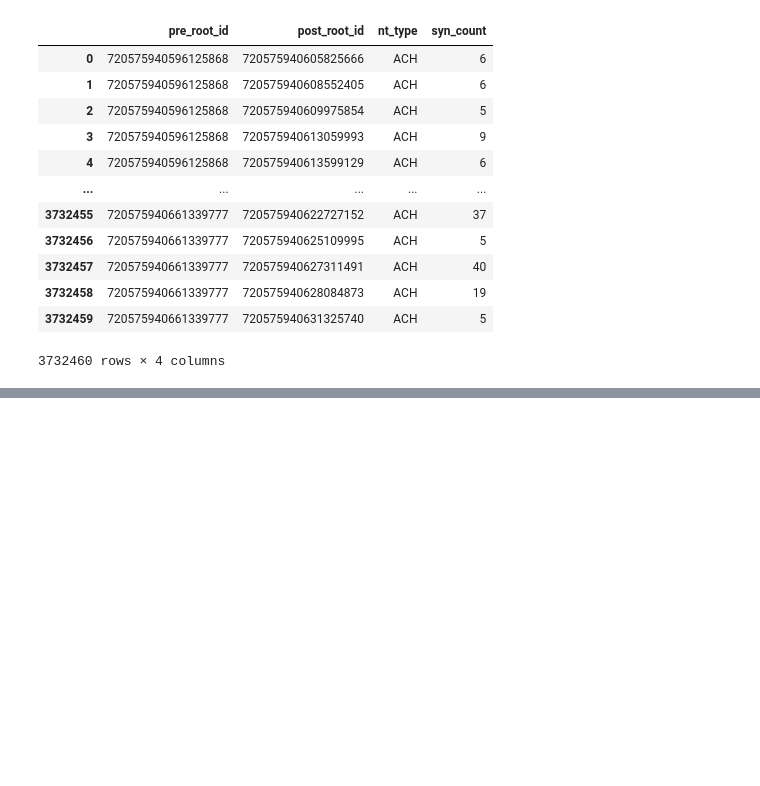
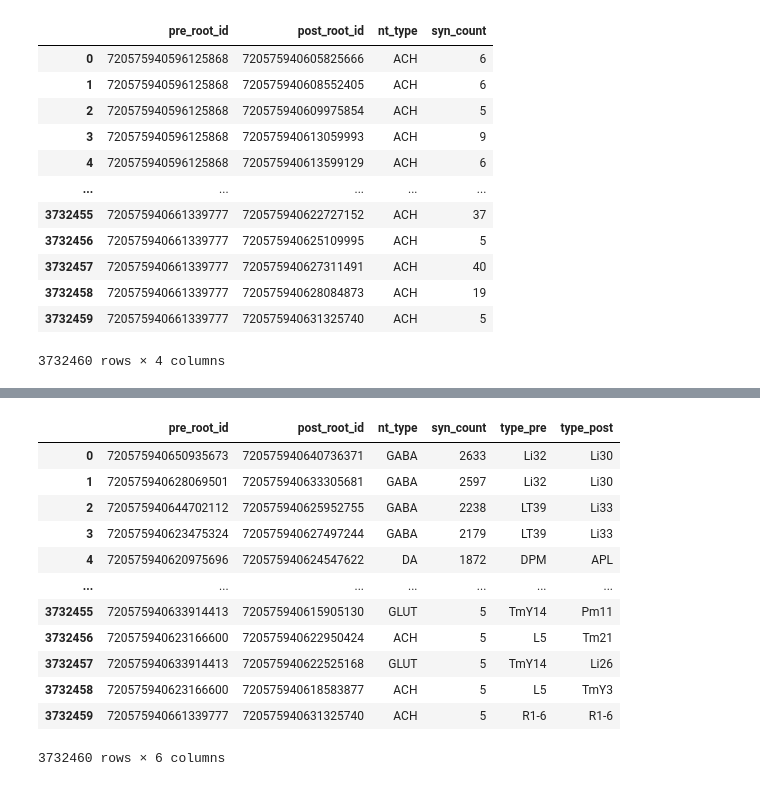
Before and after one commit to gabrielle9/aud_network_analysis-fall25, a Jupyter notebook: networkanalysis.ipynb, the cells around one changed output, grey strips where cells are left out. Saved outputs shown, nothing was run; the diff lists cells and outputs as text; code cells hidden in the pictures; blank space fills up the shorter version.

```diff
--- a/networkanalysis.ipynb
+++ b/networkanalysis.ipynb
@@ -72,0 +49,4 @@ auditory
+# %%
+#keep only strongest connection for duplicate connection with different nt types
+grouped_bynt = grouped_bynt.sort_values(by = 'syn_count', ascending=False).drop_duplicates(subset=['pre_root_id', 'post_root_id'], keep='first')
+grouped_bynt
@@ -73 +86,33 @@ auditory
+# %%
+#merge connections with cell type
+
+firstmerge = grouped_bynt.merge(
+    celltypes,
+    how ='left',
+    left_on = "pre_root_id",
+    right_on = 'root_id'
+).drop(columns=['root_id', 'additional_type(s)']).rename(columns={'primary_type':'type_pre'})
+
+conns = firstmerge.merge(
+    celltypes,
+    how='left',
+    left_on = 'post_root_id',
+    right_on = 'root_id'
+).drop(columns=['root_id', 'additional_type(s)']).rename(columns={'primary_type':'type_post'})
+
+conns
+# %% [output]
+|  | pre_root_id | post_root_id | nt_type | syn_count | type_pre | type_post |
+| 0 | 720575940650935673 | 720575940640736371 | GABA | 2633 | Li32 | Li30 |
+| 1 | 720575940628069501 | 720575940633305681 | GABA | 2597 | Li32 | Li30 |
+| 2 | 720575940644702112 | 720575940625952755 | GABA | 2238 | LT39 | Li33 |
+| 3 | 720575940623475324 | 720575940627497244 | GABA | 2179 | LT39 | Li33 |
+| 4 | 720575940620975696 | 720575940624547622 | DA | 1872 | DPM | APL |
+| ... | ... | ... | ... | ... | ... | ... |
+| 3732455 | 720575940633914413 | 720575940615905130 | GLUT | 5 | TmY14 | Pm11 |
+| 3732456 | 720575940623166600 | 720575940622950424 | ACH | 5 | L5 | Tm21 |
+| 3732457 | 720575940633914413 | 720575940622525168 | GLUT | 5 | TmY14 | Li26 |
+| 3732458 | 720575940623166600 | 720575940618583877 | ACH | 5 | L5 | TmY3 |
+| 3732459 | 720575940661339777 | 720575940631325740 | ACH | 5 | R1-6 | R1-6 |
+3732460 rows × 6 columns
 # %%
```
Also changed, not shown: parts of 24 cells of this notebook.
